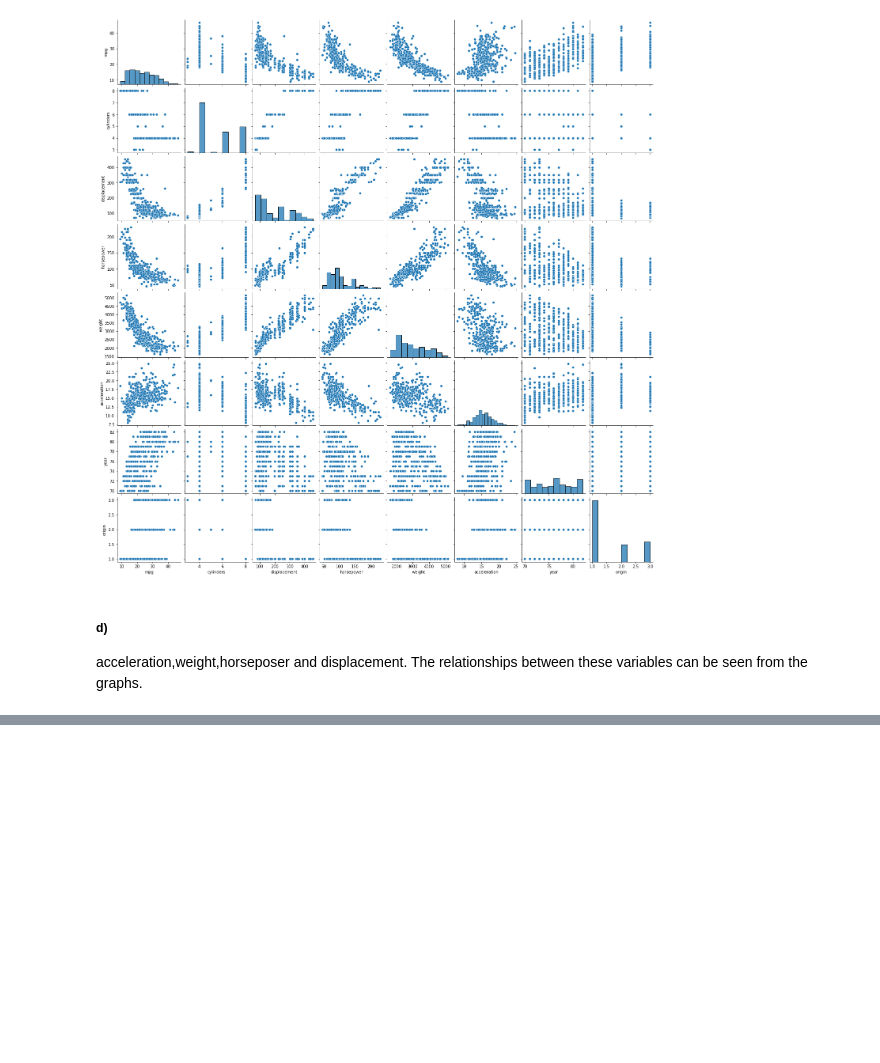
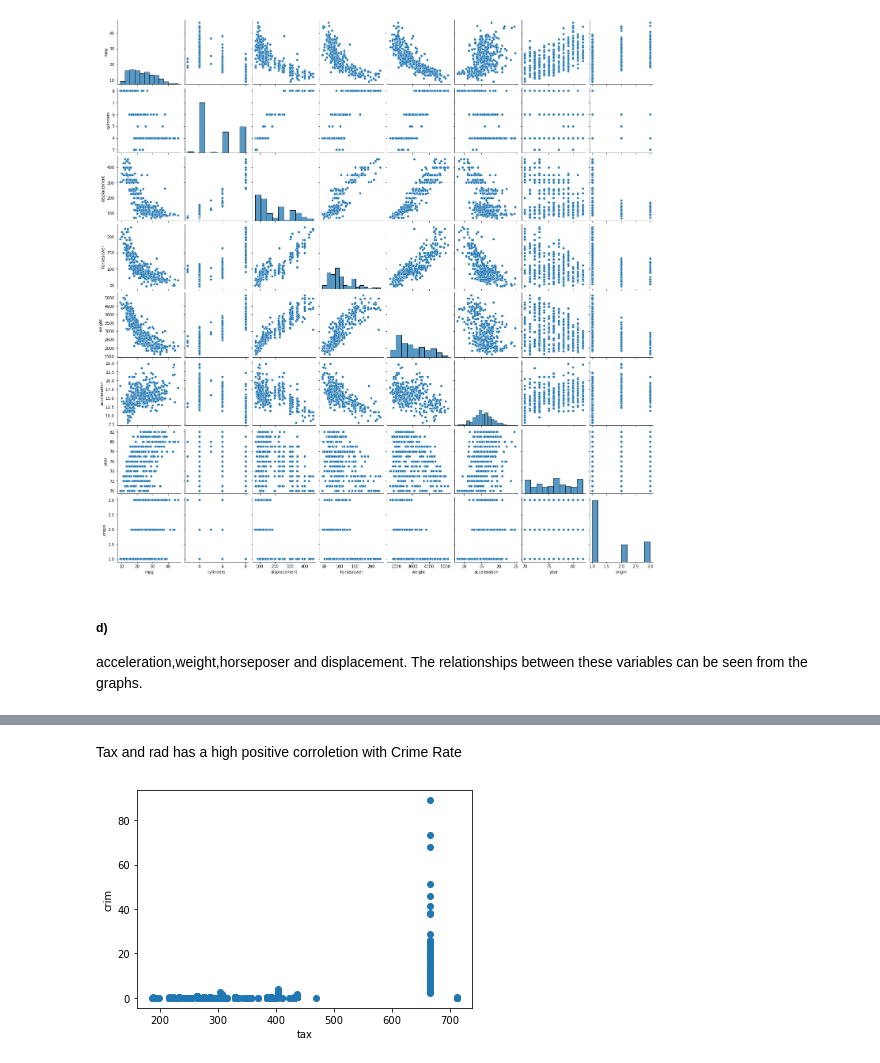
Before and after one commit to MehmetKorkut/ISLR, a Jupyter notebook: ISLR.ipynb, the cells around one changed output, grey strips where cells are left out. Saved outputs shown, nothing was run; the diff lists cells and outputs as text; code cells hidden in the pictures; blank space fills up the shorter version.

```diff
--- a/ISLR.ipynb
+++ b/ISLR.ipynb
@@ -294,0 +357,9 @@ acceleration,weight,horseposer and displacement. The relationships between these
+# %% [markdown]
+Tax and rad has a high positive corroletion with Crime Rate
+# %%
+#Scatter 1
+plt.scatter(dfb['tax'], dfb['crim'])
+plt.xlabel('tax')
+plt.ylabel('crim')
+# %% [output]
+[figure, added]
```
Also changed, not shown: parts of 24 cells of this notebook.
